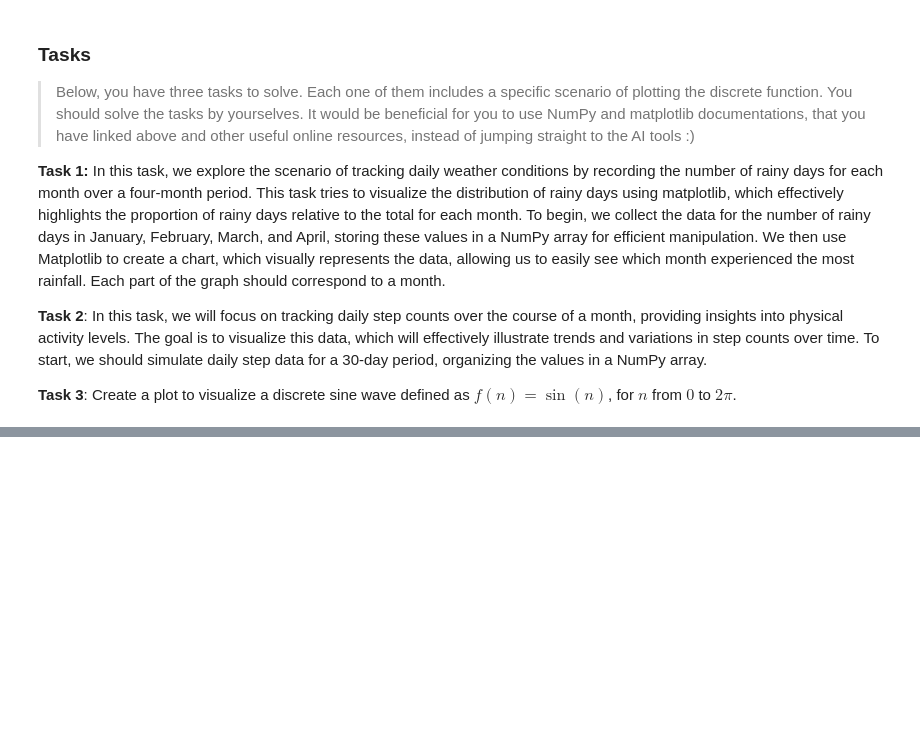
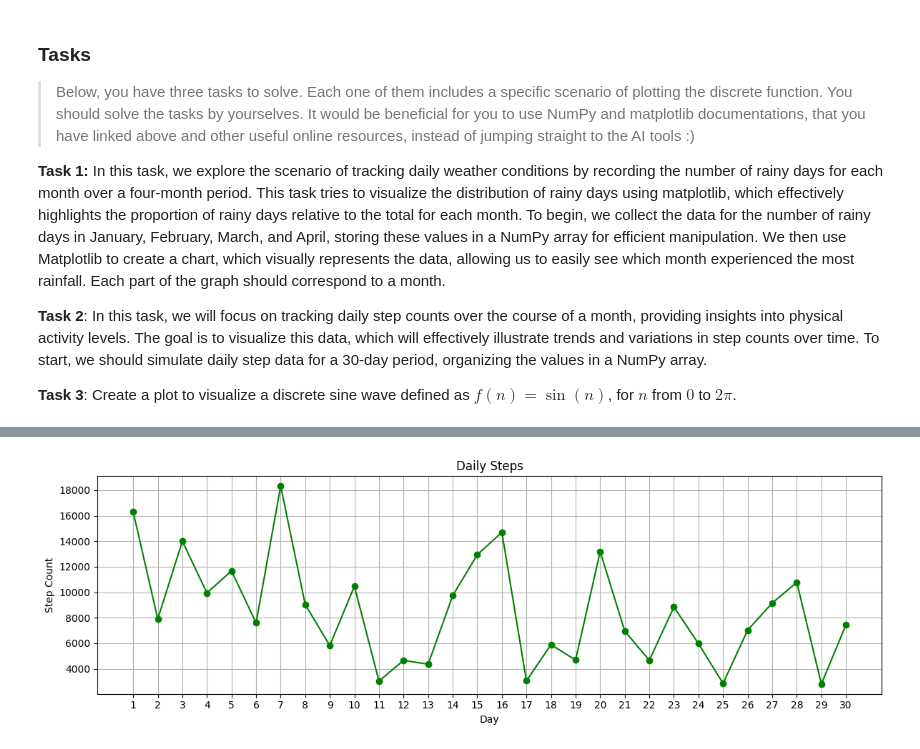
Before and after one commit to FarisKarkelja/Discrete-Mathematics, a Jupyter notebook: diskretna.ipynb, the cells around one changed output, grey strips where cells are left out. Saved outputs shown, nothing was run; the diff lists cells and outputs as text; code cells hidden in the pictures; blank space fills up the shorter version.

```diff
--- a/diskretna.ipynb
+++ b/diskretna.ipynb
@@ -12,0 +32,23 @@ $ f(n) = \sin(n) $,  for $ n $ from $ 0 $ to $ 2π $.
+# %%
+#Task 2
+
+import numpy as np
+import matplotlib.pyplot as plt
+
+days = 30
+steps = np.random.randint(2000, 20001, size=days)
+
+day_labels = np.arange(1, days + 1)
+
+plt.figure(figsize=(12, 4))
+plt.plot(day_labels, steps, marker='o', linestyle='-', color='g')
+plt.title('Daily Steps')
+plt.xlabel('Day')
+plt.ylabel('Step Count')
+plt.xticks(day_labels)
+plt.grid()
+plt.tight_layout()
+
+plt.show()
+# %% [output]
+[figure, added]
```
Also changed, not shown: parts of 2 cells of this notebook.
